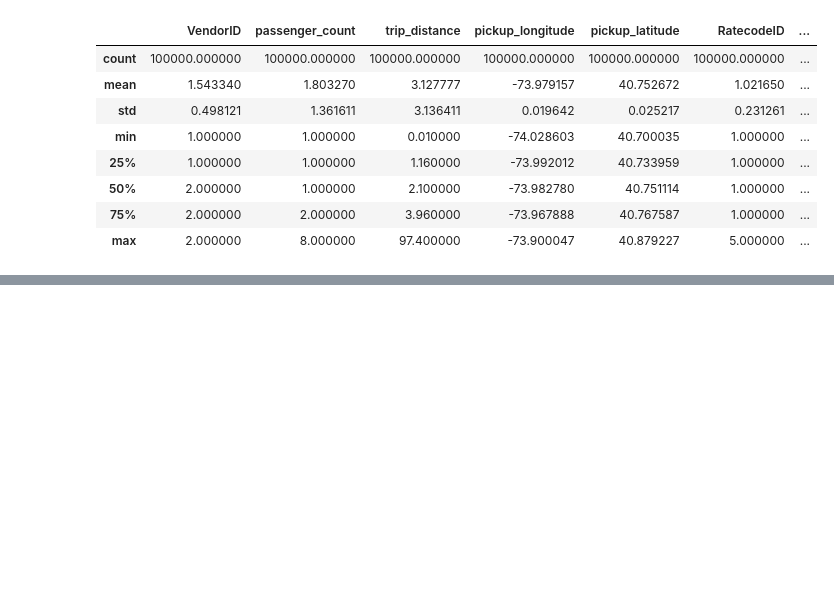
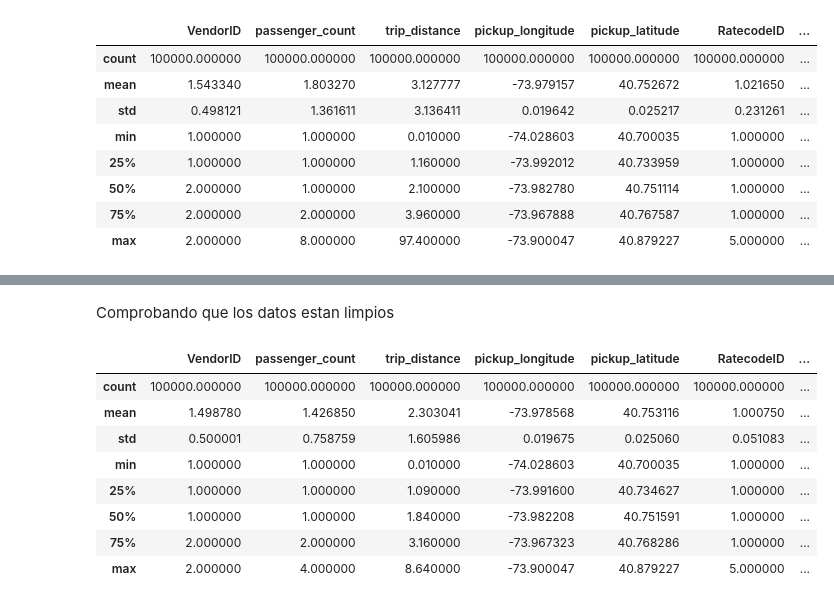
Before and after one commit to Aristeo2/NYCTaxi, a Jupyter notebook: scripts/Limpieza.ipynb, the cells around one changed output, grey strips where cells are left out. Drawn from its saved outputs; the diff is of its cells as text; code cells hidden in the pictures; blank space fills up the shorter version.

```diff
--- a/scripts/Limpieza.ipynb
+++ b/scripts/Limpieza.ipynb
@@ -162,0 +240,15 @@ dfbox16.describe()
+# %% [markdown]
+Comprobando que los datos estan limpios
+# %%
+dfbox16 = pd.read_csv("../data/cleaned/df1601_clean.csv", nrows=100000)
+dfbox16.describe()
+# %% [output]
+|  | VendorID | passenger_count | trip_distance | pickup_longitude | pickup_latitude | RatecodeID | ... |
+| count | 100000.000000 | 100000.000000 | 100000.000000 | 100000.000000 | 100000.000000 | 100000.000000 | ... |
+| mean | 1.498780 | 1.426850 | 2.303041 | -73.978568 | 40.753116 | 1.000750 | ... |
+| std | 0.500001 | 0.758759 | 1.605986 | 0.019675 | 0.025060 | 0.051083 | ... |
+| min | 1.000000 | 1.000000 | 0.010000 | -74.028603 | 40.700035 | 1.000000 | ... |
+| 25% | 1.000000 | 1.000000 | 1.090000 | -73.991600 | 40.734627 | 1.000000 | ... |
+| 50% | 1.000000 | 1.000000 | 1.840000 | -73.982208 | 40.751591 | 1.000000 | ... |
+| 75% | 2.000000 | 2.000000 | 3.160000 | -73.967323 | 40.768286 | 1.000000 | ... |
+| max | 2.000000 | 4.000000 | 8.640000 | -73.900047 | 40.879227 | 5.000000 | ... |
```
Also changed, not shown: parts of 2 cells of this notebook, 11 other files.
